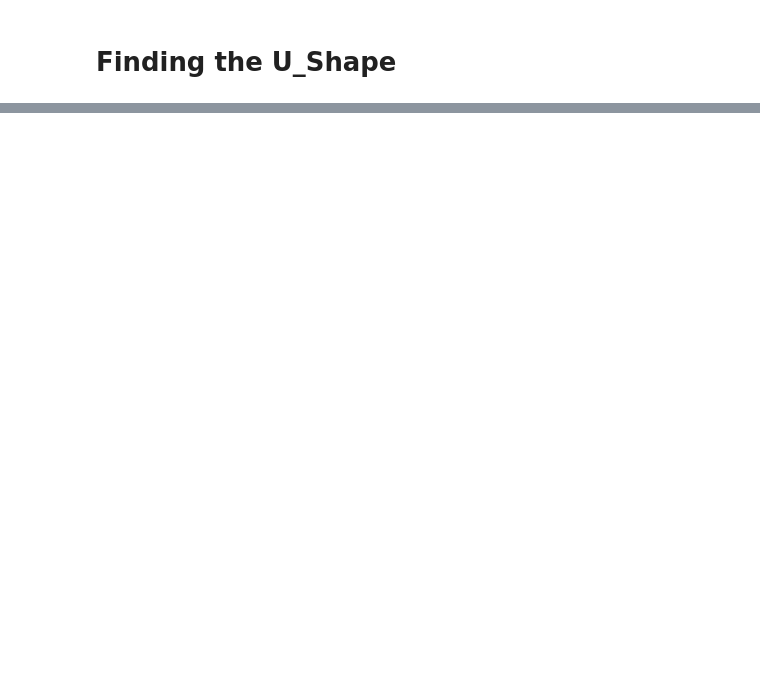
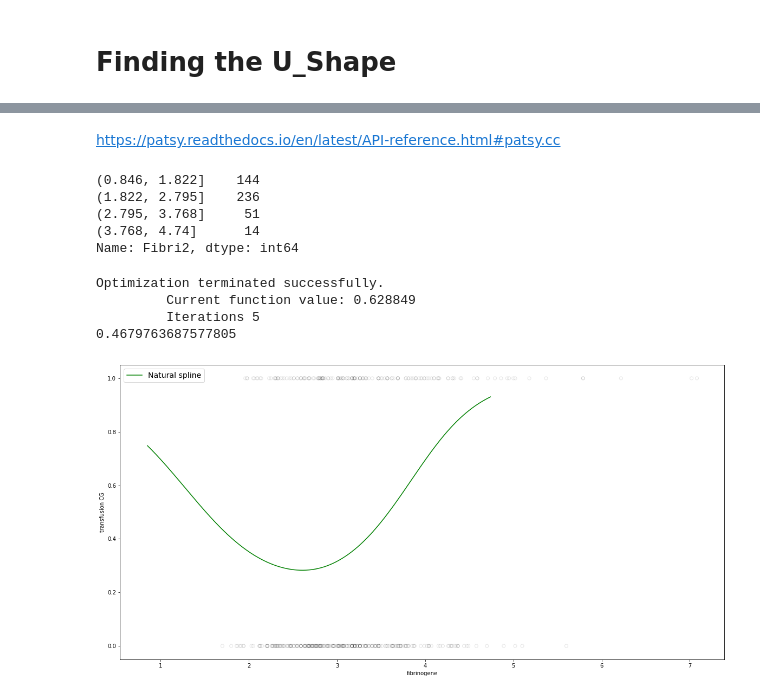
Before and after one commit to sophiayazzourh/Projet_Innovation_Recherche, a Jupyter notebook: U_shape_on_given_data.ipynb, the cells around one changed output, grey strips where cells are left out. Saved outputs shown, nothing was run; the diff lists cells and outputs as text; code cells hidden in the pictures; blank space fills up the shorter version.

```diff
--- a/U_shape_on_given_data.ipynb
+++ b/U_shape_on_given_data.ipynb
@@ -47,0 +226,42 @@ array=[5.   2.78 3.17 2.8  2.63 3.05 2.26 2.63 2.54 2.36 2.59 3.62 3.88 4.7
+# %% [markdown]
+https://patsy.readthedocs.io/en/latest/API-reference.html#patsy.cc
+# %%
+# Divide by function
+# Dividing the data into 4 bins
+df_cut, bins = pd.cut(x, 4, retbins=True, right=True)
+df_cut.value_counts(sort=False)
+# %% [output]
+(0.846, 1.822]    144
+(1.822, 2.795]    236
+(2.795, 3.768]     51
+(3.768, 4.74]      14
+Name: Fibri2, dtype: int64
+# %%
+# Generating natural cubic spline
+transformed_x3 = dmatrix("cr(train, df = 3)", {"train": x}, return_type='dataframe')
+fit3 = sm.Logit(y, transformed_x3 ).fit()
+
+# Prediction
+pred3 = fit3.predict(dmatrix("cr(train, df = 3)", {"train": x}, return_type='dataframe'))
+# Calculating RMSE value
+rms = sqrt(mean_squared_error(y, pred3))
+print(rms)
+
+# We will plot the graph for 300 observations
+xp = np.linspace(x.min(),x.max(),453)
+pred3 = fit3.predict(dmatrix("cr(xp, df = 3)", {"xp": xp}, return_type='dataframe'))
+
+# Plot the spline
+plt.figure(figsize=(20,10))
+plt.scatter(data["fibrinogene"], data["transfusion CG"], facecolor='None', edgecolor='k', alpha=0.1)
+plt.plot(xp, pred3, color='g', label='Natural spline')
+plt.legend(prop={'size': 14})
+plt.xlabel('fibrinogene')
+plt.ylabel('transfusion CG')
+plt.show()
+# %% [output]
+Optimization terminated successfully.
+         Current function value: 0.628849
+         Iterations 5
+0.4679763687577805
+[figure, added]
```
Also changed, not shown: parts of 35 cells of this notebook, 4 other files.
